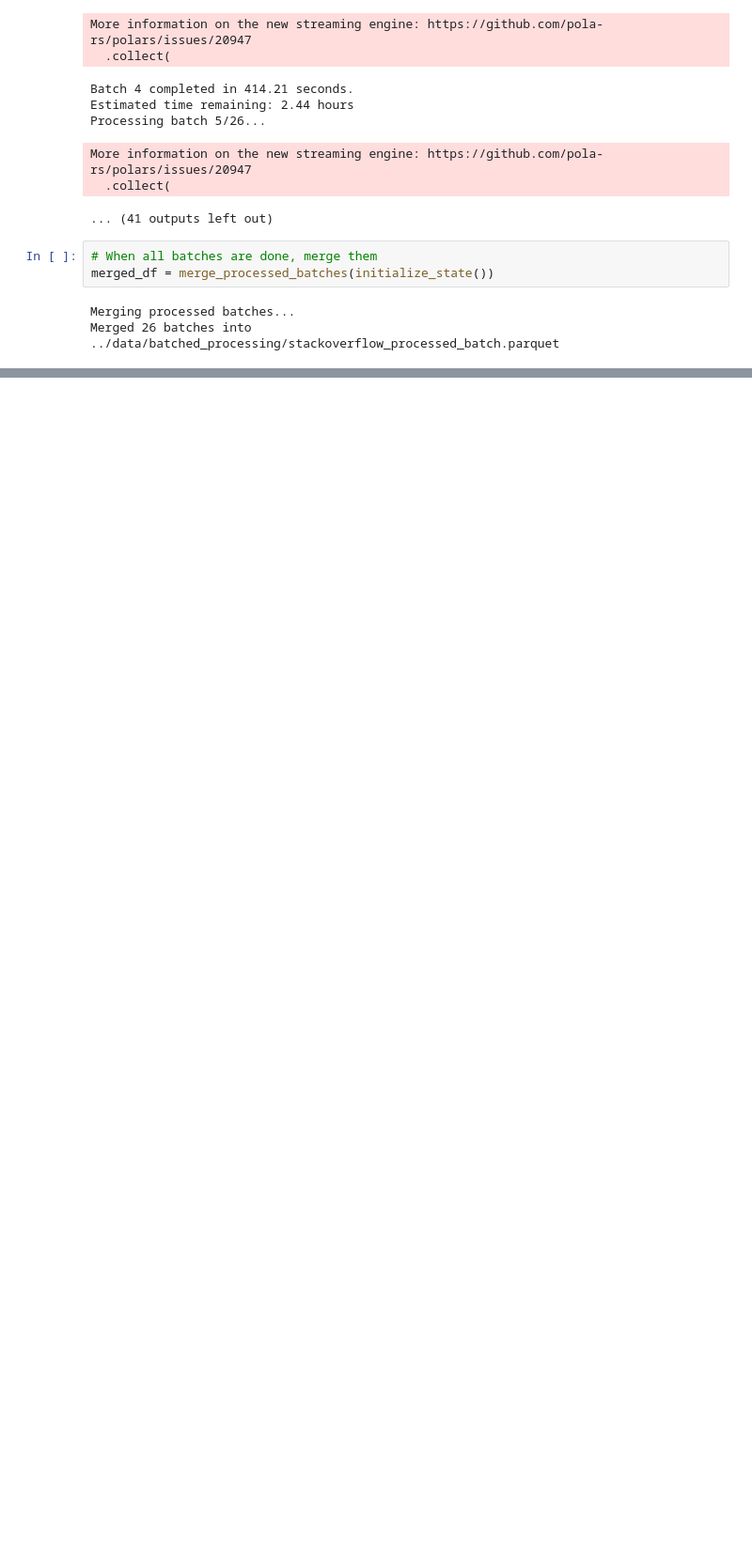
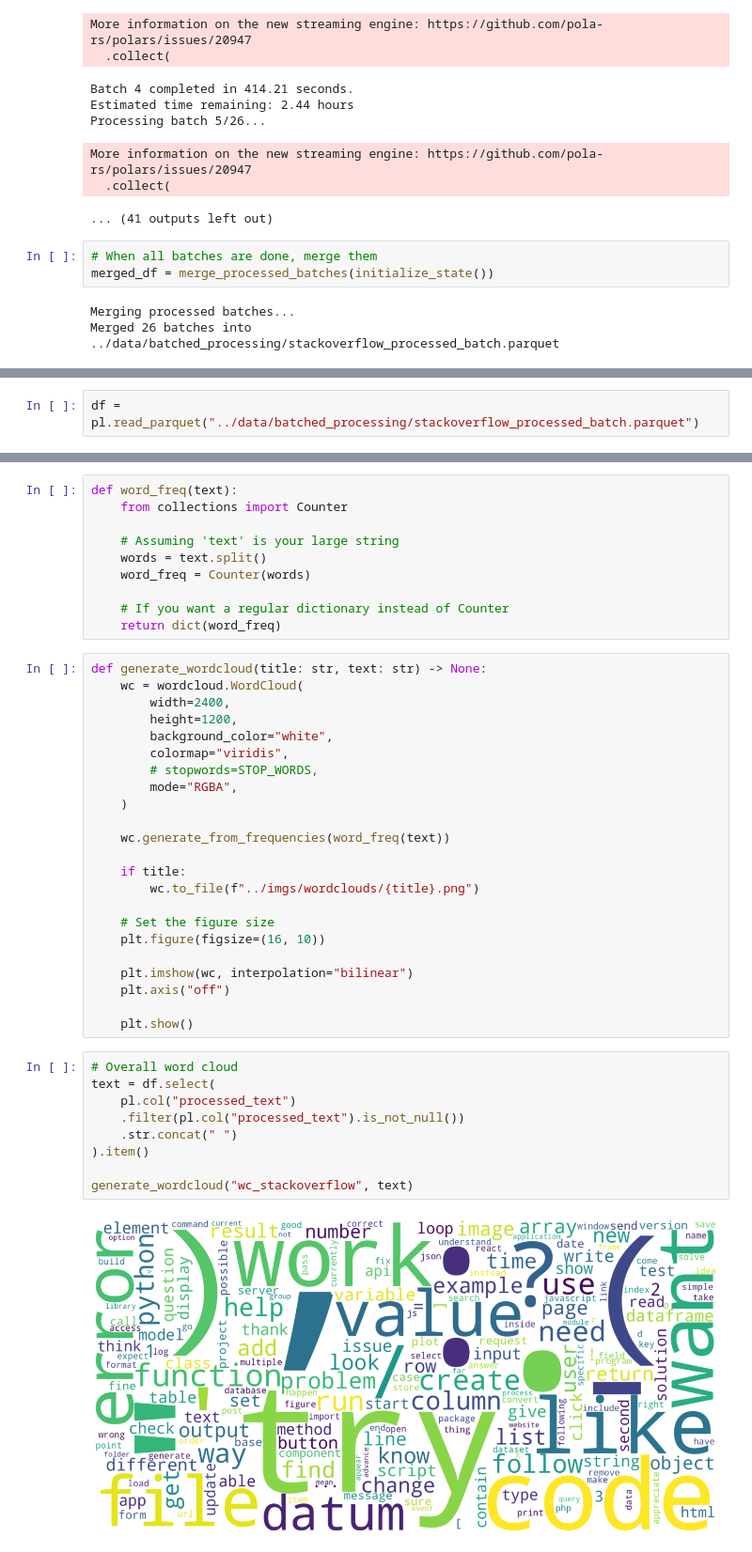
Before and after one commit to m9o8/bse_tm_final, a Jupyter notebook: code/3_1_preprocessing_batch.ipynb, the cells around one changed output, grey strips where cells are left out. Shown at 94% size. Drawn from its saved outputs; the diff is of its cells as text; blank space fills up the shorter version.

```diff
--- a/code/3_1_preprocessing_batch.ipynb
+++ b/code/3_1_preprocessing_batch.ipynb
@@ -437,0 +448,2 @@ Merged 26 batches into ../data/batched_processing/stackoverflow_processed_batch.
+# %%
+df = pl.read_parquet("../data/batched_processing/stackoverflow_processed_batch.parquet")
@@ -437,0 +458,44 @@ Merged 26 batches into ../data/batched_processing/stackoverflow_processed_batch.
+# %%
+def word_freq(text):
+    from collections import Counter
+
+    # Assuming 'text' is your large string
+    words = text.split()
+    word_freq = Counter(words)
+
+    # If you want a regular dictionary instead of Counter
+    return dict(word_freq)
+# %%
+def generate_wordcloud(title: str, text: str) -> None:
+    wc = wordcloud.WordCloud(
+        width=2400,
+        height=1200,
+        background_color="white",
+        colormap="viridis",
+        # stopwords=STOP_WORDS,
+        mode="RGBA",
+    )
+
+    wc.generate_from_frequencies(word_freq(text))
+
+    if title:
+        wc.to_file(f"../imgs/wordclouds/{title}.png")
+
+    # Set the figure size
+    plt.figure(figsize=(16, 10))
+
+    plt.imshow(wc, interpolation="bilinear")
+    plt.axis("off")
+
+    plt.show()
+# %%
+# Overall word cloud
+text = df.select(
+    pl.col("processed_text")
+    .filter(pl.col("processed_text").is_not_null())
+    .str.concat(" ")
+).item()
+
+generate_wordcloud("wc_stackoverflow", text)
+# %% [output]
+[figure, added]
```
Also changed, not shown: parts of 8 cells of this notebook, 7 other files.
